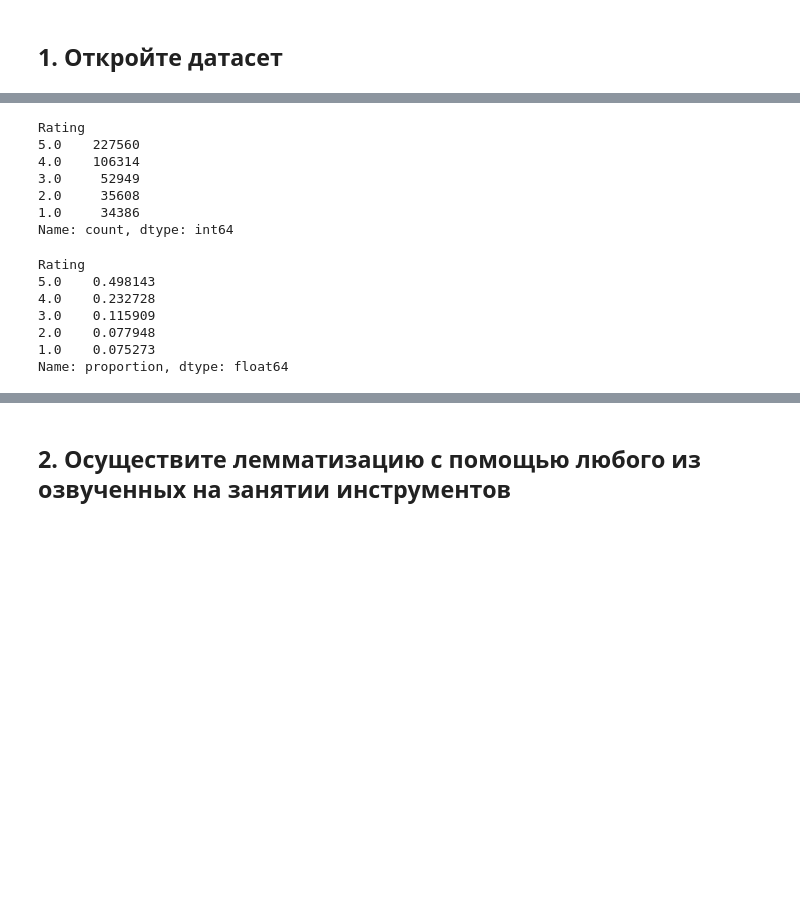
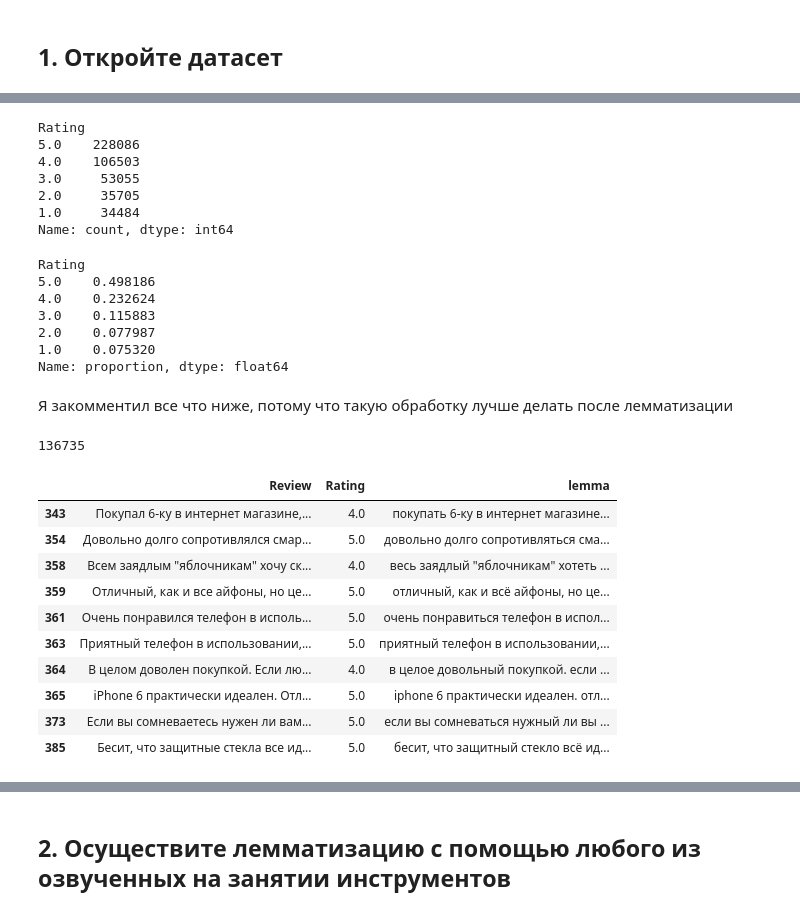
Before and after one commit to ivtroitskiy/nlp-basics, a Jupyter notebook: lesson1/notebook.ipynb, the cells around one changed output, grey strips where cells are left out. Cells and saved outputs as stored; diff of their text form; code cells hidden in the pictures; blank space fills up the shorter version.

```diff
--- a/lesson1/notebook.ipynb
+++ b/lesson1/notebook.ipynb
@@ -95,2 +122,3 @@ memory usage: 17.5+ MB
 # %%
-df = df.dropna().reset_index()
+df = df.dropna().reset_index(drop=True)
+df.head()
@@ -98,11 +133,11 @@ df = df.dropna().reset_index()
 df['Rating'].value_counts()
 # %% [output]
 Rating
-5.0    227560
-4.0    106314
-3.0     52949
-2.0     35608
-1.0     34386
+5.0    228086
+4.0    106503
+3.0     53055
+2.0     35705
+1.0     34484
 Name: count, dtype: int64
 # %%
 df = df[(df['Rating'] >= 1) & (df['Rating'] <= 5)]
@@ -110,9 +145,29 @@ df = df[(df['Rating'] >= 1) & (df['Rating'] <= 5)]
 df['Rating'].value_counts(normalize=True)
 # %% [output]
 Rating
-5.0    0.498143
-4.0    0.232728
-3.0    0.115909
-2.0    0.077948
-1.0    0.075273
+5.0    0.498186
+4.0    0.232624
+3.0    0.115883
+2.0    0.077987
+1.0    0.075320
 Name: proportion, dtype: float64
+# %% [markdown]
+Я закомментил все что ниже, потому что такую обработку лучше делать после лемматизации
+# %%
+df.duplicated().sum()
+# %% [output]
+136735
+# %%
+df[df.duplicated()].head(10)
+# %% [output]
+|  | Review | Rating | lemma |
+| 343 | Покупал 6-ку в интернет магазине,... | 4.0 | покупать 6-ку в интернет магазине... |
+| 354 | Довольно долго сопротивлялся смар... | 5.0 | довольно долго сопротивляться сма... |
+| 358 | Всем заядлым "яблочникам" хочу ск... | 4.0 | весь заядлый "яблочникам" хотеть ... |
+| 359 | Отличный, как и все айфоны, но це... | 5.0 | отличный, как и всё айфоны, но це... |
+| 361 | Очень понравился телефон в исполь... | 5.0 | очень понравиться телефон в испол... |
+| 363 | Приятный телефон в использовании,... | 5.0 | приятный телефон в использовании,... |
+| 364 | В целом доволен покупкой. Если лю... | 4.0 | в целое довольный покупкой. если ... |
+| 365 | iPhone 6 практически идеален. Отл... | 5.0 | iphone 6 практически идеален. отл... |
+| 373 | Если вы сомневаетесь нужен ли вам... | 5.0 | если вы сомневаться нужный ли вы ... |
+| 385 | Бесит, что защитные стекла все ид... | 5.0 | бесит, что защитный стекло всё ид... |
```
Also changed, not shown: parts of 24 cells of this notebook, 1 other file.
